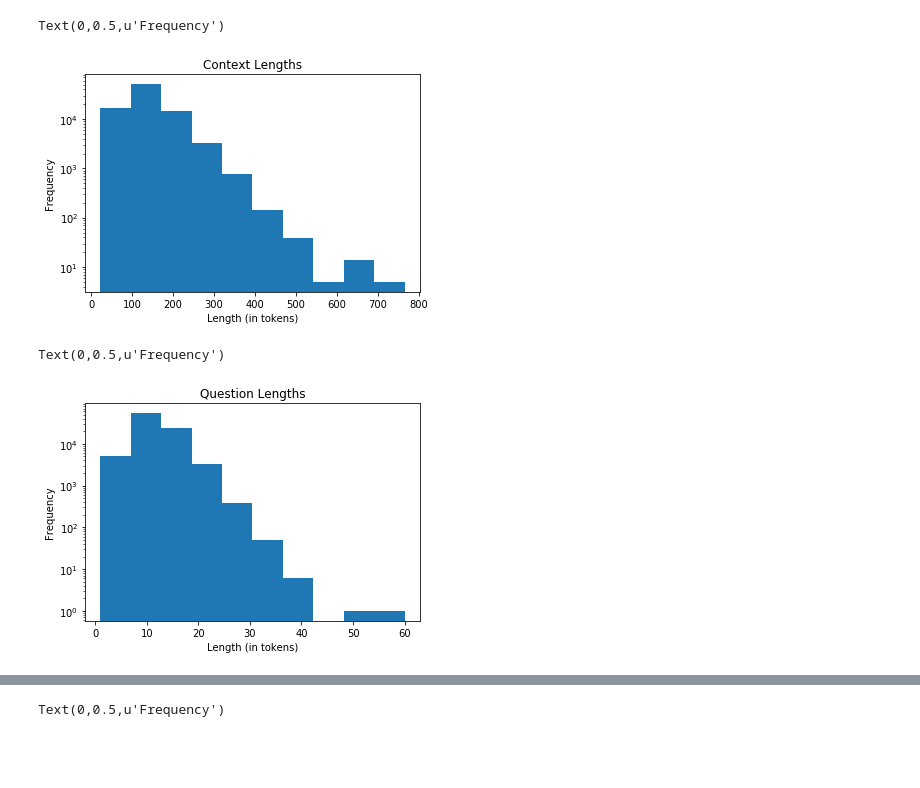
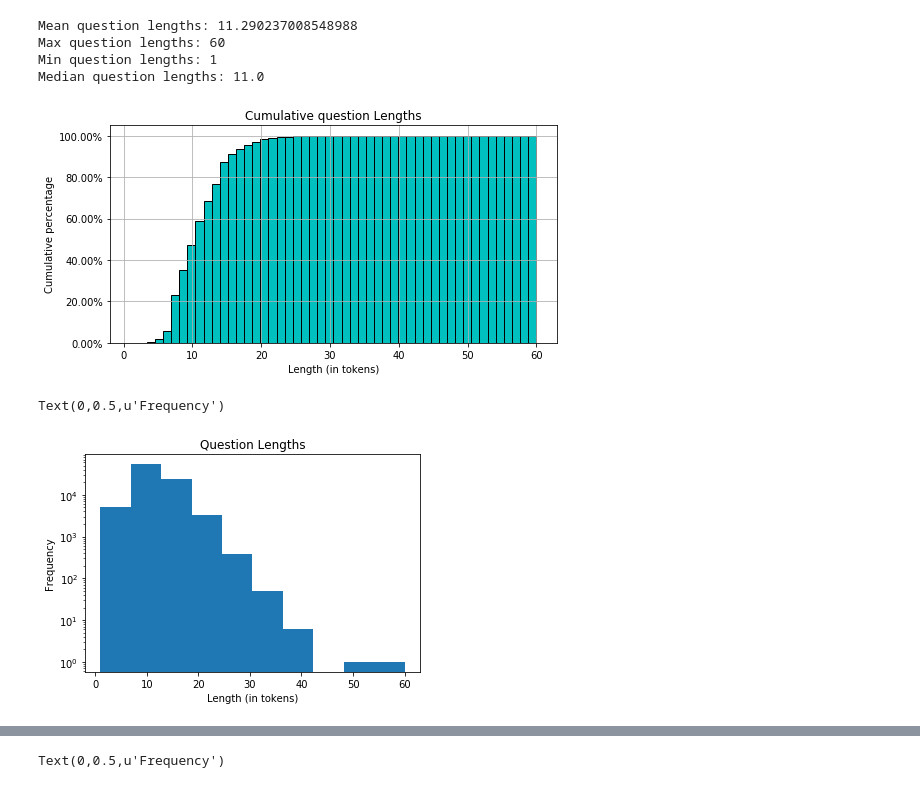
Before and after one commit to MatejKosec/cs224n_NLP_2018, a Jupyter notebook: data/train_data_stats.ipynb, the cells around one changed output, grey strips where cells are left out. Cells and saved outputs as stored; diff of their text form; code cells hidden in the pictures; blank space fills up the shorter version.

```diff
--- a/data/train_data_stats.ipynb
+++ b/data/train_data_stats.ipynb
@@ -4,24 +80,34 @@ import matplotlib.pyplot as plt
+# %%
+question = open("train.question", "r")
+question_lens = [len(example.split()) for example in question]
+plt.figure(figsize=(8,4))
+plt.hist(question_lens, bins=50, cumulative=True, normed=True,facecolor='c',edgecolor='k')
+formatter = FuncFormatter(to_percent)
+plt.gca().yaxis.set_major_formatter(formatter)
+#plt.yscale('log', nonposy='clip') #comment out to remove log scale
+plt.grid(which='both')
+plt.title("Cumulative question Lengths")
+plt.xlabel("Length (in tokens)")
+plt.ylabel("Cumulative percentage")
+filename = "question_lengths_cumulative.png"
+plt.savefig(filename,dpi=300, bbox_inches='tight')
+print('Mean question lengths:', np.mean(question_lens))
+print('Max question lengths:', np.max(question_lens))
+print('Min question lengths:', np.min(question_lens))
+print('Median question lengths:', np.median(question_lens))
+# %% [output]
+Mean question lengths: 11.290237008548988
+Max question lengths: 60
+Min question lengths: 1
+Median question lengths: 11.0
+[figure, added]
 # %%
-context = open("train.context", "r")
-context_lens = [len(example.split()) for example in context]
 
-plt.hist(context_lens)
+plt.hist(question_lens)
 plt.yscale('log', nonposy='clip') #comment out to remove log scale
-plt.title("Context Lengths")
+plt.title("Question Lengths")
 plt.xlabel("Length (in tokens)")
 plt.ylabel("Frequency")
 # %% [output]
 Text(0,0.5,u'Frequency')
-[figure, old version]
+[figure, new version]
-# %%
-question = open("train.question", "r")
-question_lens = [len(example.split()) for example in question]
-
-plt.hist(question_lens)
-plt.yscale('log', nonposy='clip') #comment out to remove log scale
-plt.title("Question Lengths")
-plt.xlabel("Length (in tokens)")
-plt.ylabel("Frequency")
-# %% [output]
-Text(0,0.5,u'Frequency')
-[figure, removed]
```
Also changed, not shown: parts of 5 cells of this notebook.
